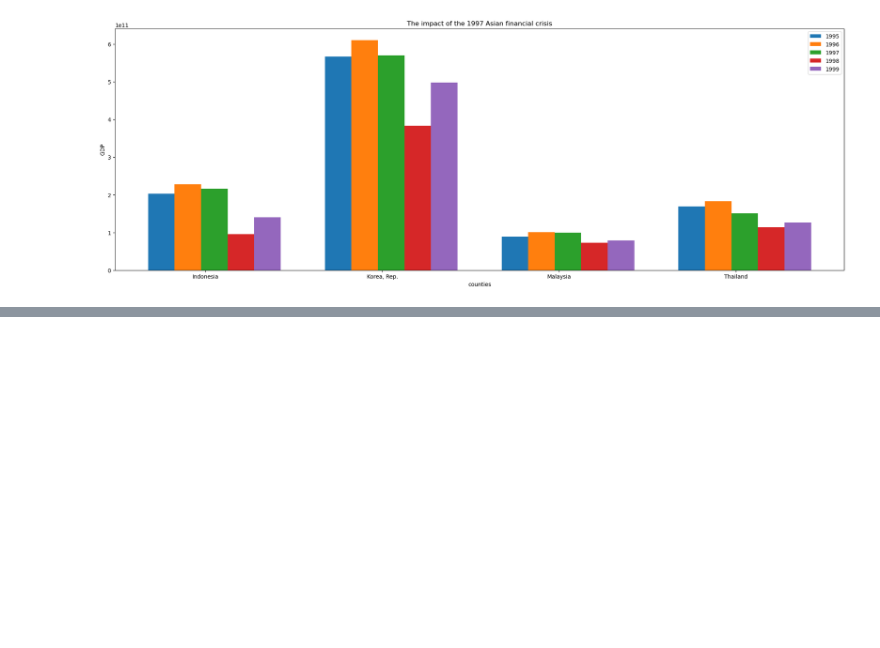
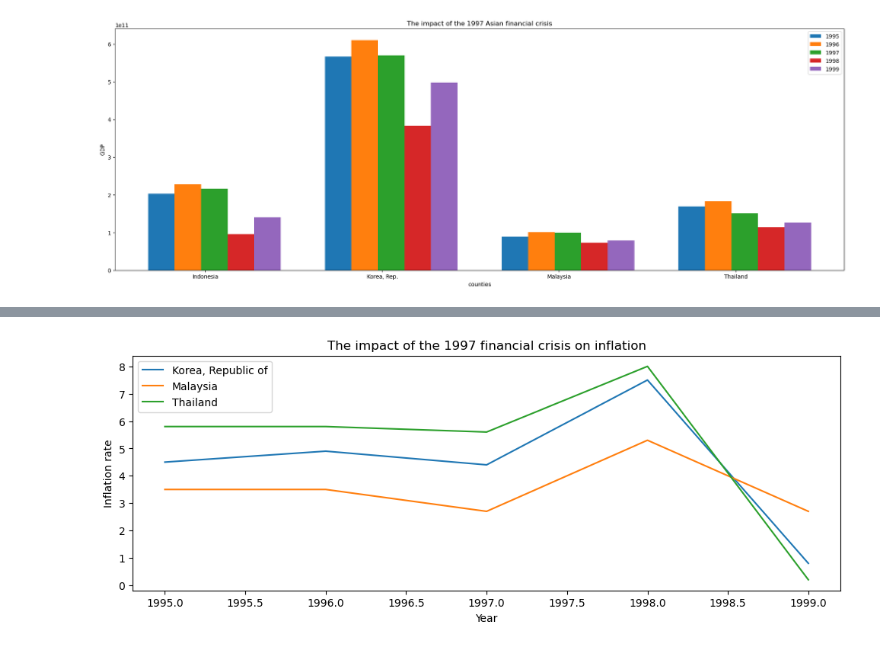
Before and after one commit to kclx/Explore-the-financial-events-behind-changes-in-global-GDP, a Jupyter notebook: notebooks/financial_crisis_1997.ipynb, the cells around one changed output, grey strips where cells are left out. Saved outputs shown, nothing was run; the diff lists cells and outputs as text; code cells hidden in the pictures; blank space fills up the shorter version.

```diff
--- a/notebooks/financial_crisis_1997.ipynb
+++ b/notebooks/financial_crisis_1997.ipynb
@@ -106,0 +296,22 @@ plt.show()
+# %%
+plt.figure(figsize=(12,4))
+plt.title('The impact of the 1997 financial crisis on inflation')
+plt.plot(x,counties_data['Korea, Republic of']['inflation_rate'],label='Korea, Republic of')
+plt.plot(x,counties_data['Malaysia']['inflation_rate'],label='Malaysia')
+plt.plot(x,counties_data['Thailand']['inflation_rate'],label='Thailand')
+plt.xlabel('Year')
+plt.ylabel('Inflation rate')
+plt.legend(loc='upper left')
+savefig('../output/1997_financial_crisis_inflation.png',
+        dpi='figure',
+        format='png',
+        # metadata=None,
+        # bbox_inches=None,
+        # pad_inches=0.1,
+        # facecolor='auto',
+        # edgecolor='auto',
+        # backend=None
+        )
+plt.show()
+# %% [output]
+[figure, added]
```
Also changed, not shown: parts of 21 cells of this notebook, 4 other files.
